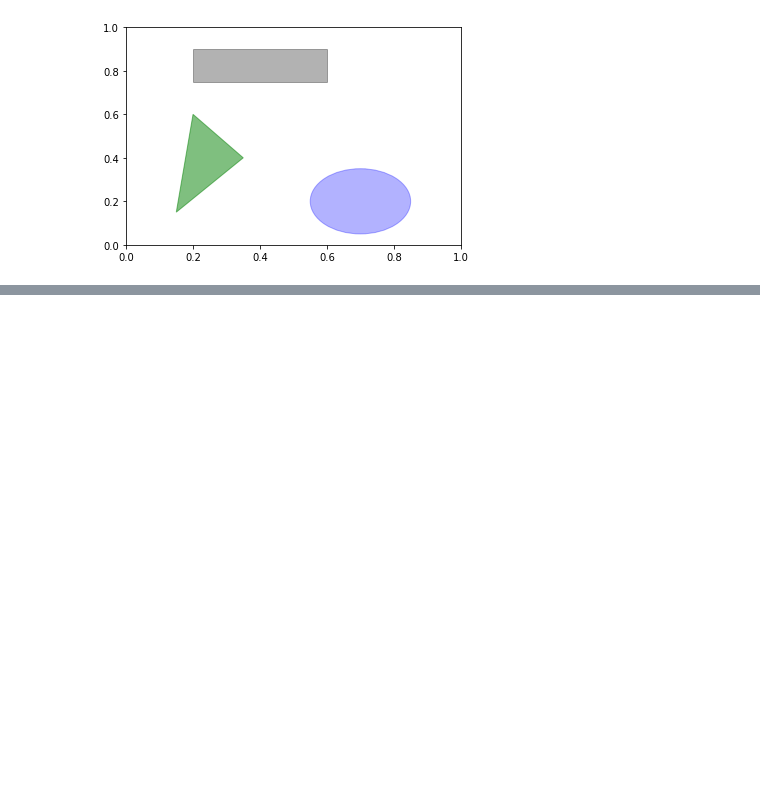
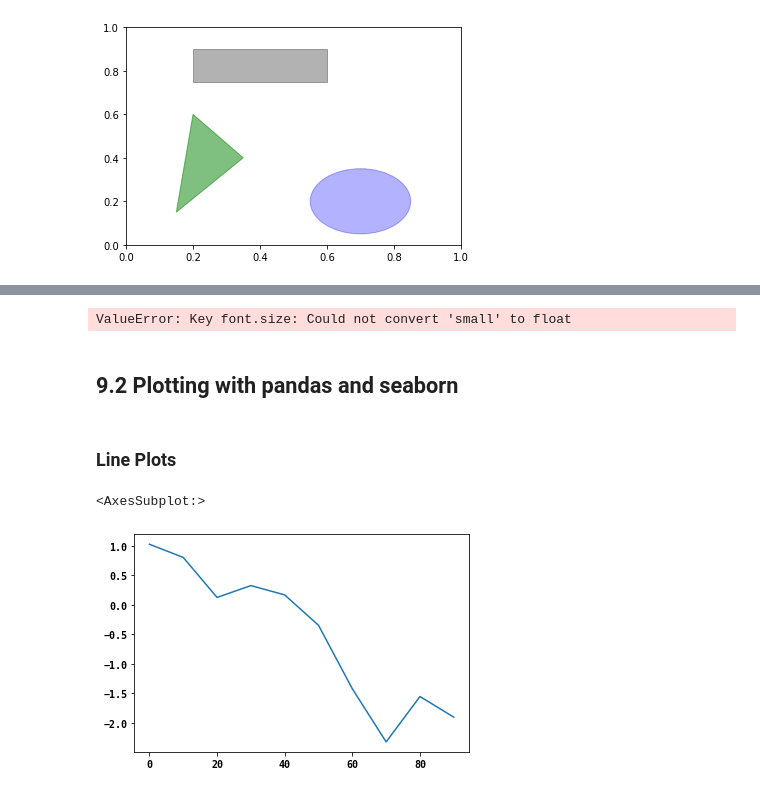
Before and after one commit to aycabingul/-Python-for-Data-Analysis, a Jupyter notebook: notebooks/Chapter9/Chapter9.ipynb, the cells around one changed output, grey strips where cells are left out. Saved outputs shown, nothing was run; the diff lists cells and outputs as text; code cells hidden in the pictures; blank space fills up the shorter version.

```diff
--- a/notebooks/Chapter9/Chapter9.ipynb
+++ b/notebooks/Chapter9/Chapter9.ipynb
@@ -211,0 +253,22 @@ ax.add_patch(pgon)
+# %%
+plt.rc('figure', figsize=(10, 10))
+# %%
+font_options = {'family' : 'monospace',
+                'weight' : 'bold',
+                'size' : 'small'}
+plt.rc('font', **font_options)
+# %% [output]
+ValueError: Key font.size: Could not convert 'small' to float
+# %% [markdown]
+## **9.2 Plotting with pandas and seaborn**
+# %% [markdown]
+### **Line Plots**
+# %%
+import pandas as pd
+import numpy as np
+s = pd.Series(np.random.randn(10).cumsum(), index=np.arange(0, 100, 10))
+# %%
+s.plot()
+# %% [output]
+<AxesSubplot:>
+[figure, added]
```
Also changed, not shown: parts of 34 cells of this notebook, 2 other files.
